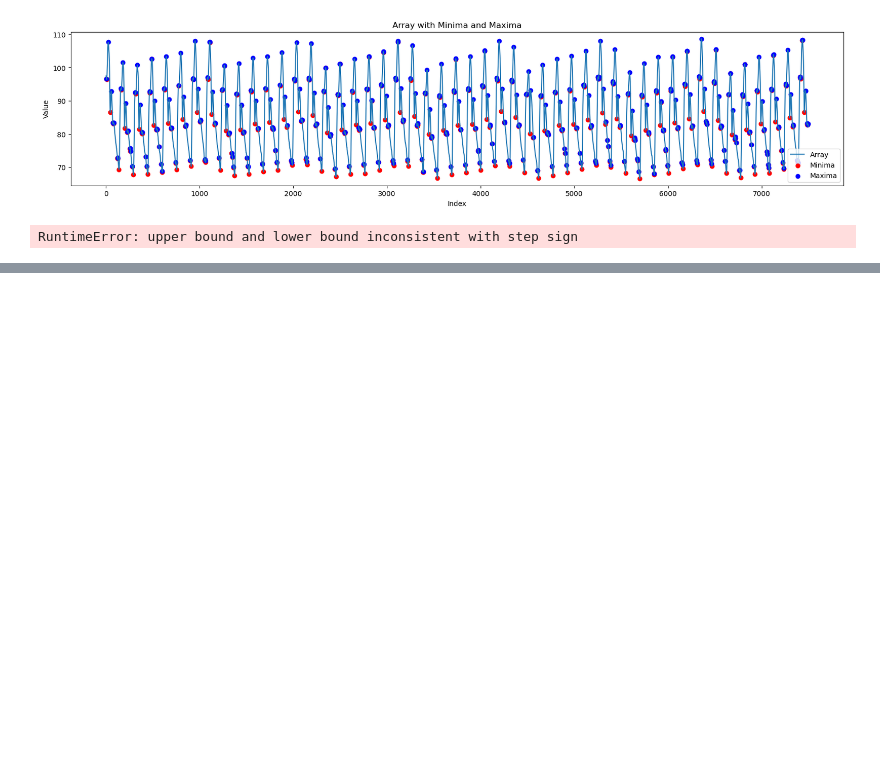
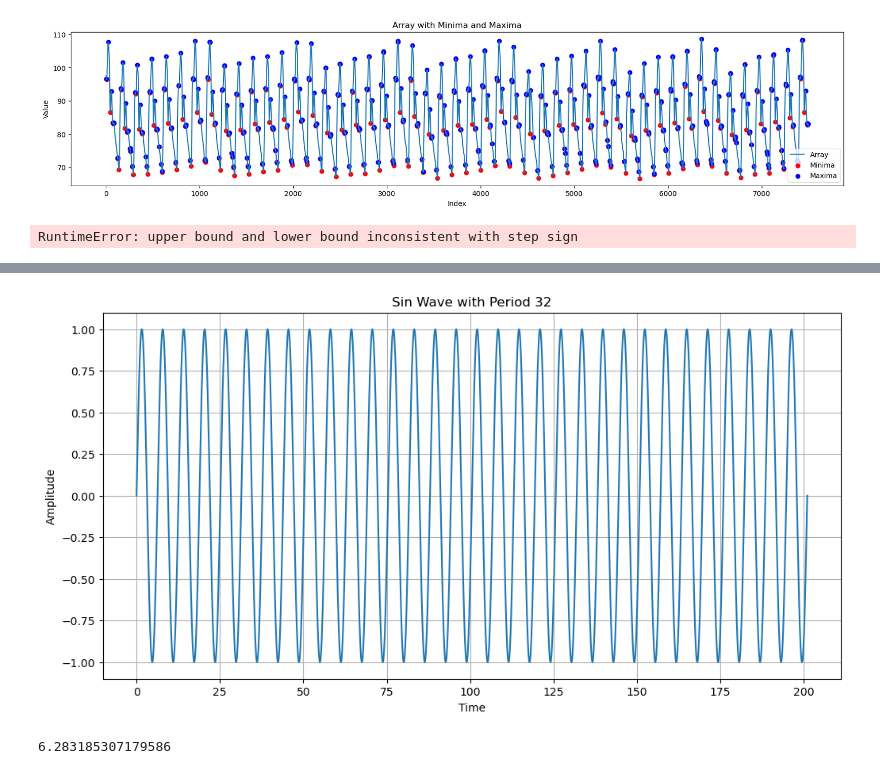
Before and after one commit to wangchz13/Anomaly-Transformer, a Jupyter notebook: test.ipynb, the cells around one changed output, grey strips where cells are left out. Cells and saved outputs as stored; diff of their text form; code cells hidden in the pictures; blank space fills up the shorter version.

```diff
--- a/test.ipynb
+++ b/test.ipynb
@@ -305,0 +308,24 @@ Sin wave data has been saved to sin_wave_data.csv.
+# %%
+import numpy as np
+import matplotlib.pyplot as plt
+
+# 生成sin波形数据
+period = 32
+num_points = 10000
+t = np.linspace(0, 2 * np.pi * period, num_points)
+sin_wave = np.sin(t)
+plt.figure(figsize=(12,6))
+# 绘制sin波形
+plt.plot(t, sin_wave)
+plt.title('Sin Wave with Period 32')
+plt.xlabel('Time')
+plt.ylabel('Amplitude')
+plt.grid(True)
+plt.show()
+# %% [output]
+[figure, added]
+# %%
+np.sin(np.pi/2)
+2*np.pi
+# %% [output]
+6.283185307179586
```
Also changed, not shown: parts of 1 cell of this notebook, 1 other file.
